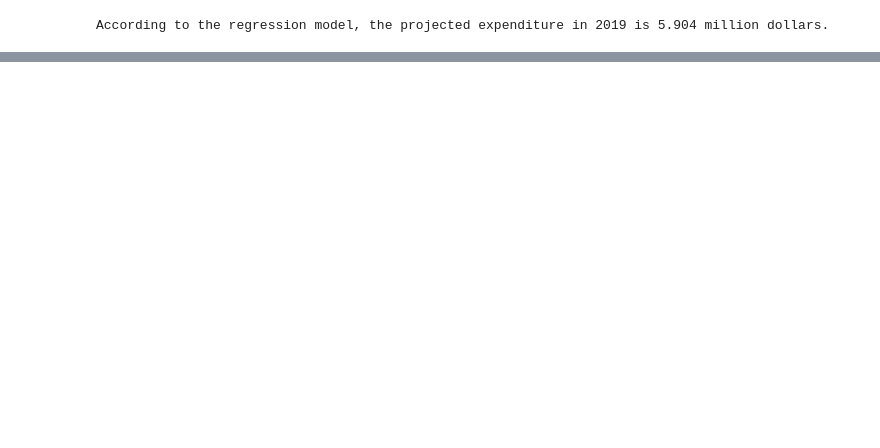
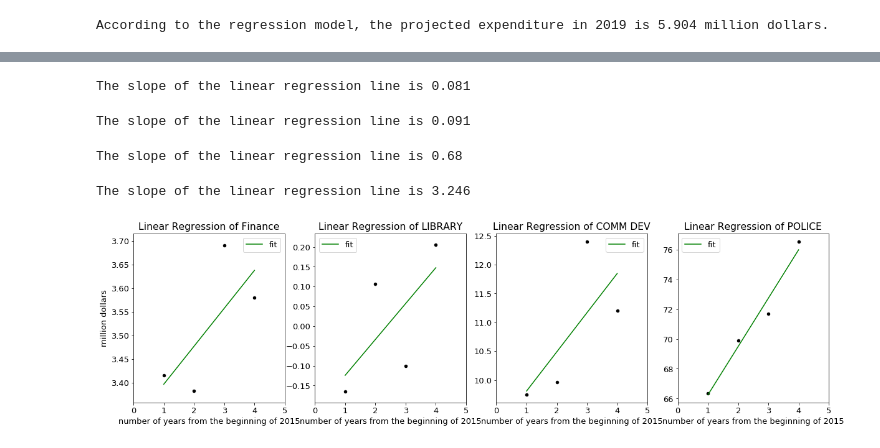
Before and after one commit to Kuku2333/s19-city-t3, a Jupyter notebook: yuankun.ipynb, the cells around one changed output, grey strips where cells are left out. Drawn from its saved outputs; the diff is of its cells as text; code cells hidden in the pictures; blank space fills up the shorter version.

```diff
--- a/yuankun.ipynb
+++ b/yuankun.ipynb
@@ -363,0 +454,62 @@ According to the regression model, the projected expenditure in 2019 is 5.904 mi
+# %%
+res_fn = np.linalg.lstsq(df_fn[["x", "1"]], df_fn["y"], rcond=None)
+coefficients = res_fn[0]
+m_fn = coefficients[0]
+n_fn = coefficients[1]
+print("The slope of the linear regression line is", m_fn.round(3))
+# %% [output]
+The slope of the linear regression line is 0.081
+# %%
+res_lb = np.linalg.lstsq(df_lb[["x", "1"]], df_lb["y"], rcond=None)
+coefficients = res_lb[0]
+m_lb = coefficients[0]
+n_lb = coefficients[1]
+print("The slope of the linear regression line is", m_lb.round(3))
+# %% [output]
+The slope of the linear regression line is 0.091
+# %%
+res_cd = np.linalg.lstsq(df_cd[["x", "1"]], df_cd["y"], rcond=None)
+coefficients = res_cd[0]
+m_cd = coefficients[0]
+n_cd = coefficients[1]
+print("The slope of the linear regression line is", m_cd.round(3))
+# %% [output]
+The slope of the linear regression line is 0.68
+# %%
+res_pl = np.linalg.lstsq(df_pl[["x", "1"]], df_pl["y"], rcond=None)
+coefficients = res_pl[0]
+m_pl = coefficients[0]
+n_pl = coefficients[1]
+print("The slope of the linear regression line is", m_pl.round(3))
+# %% [output]
+The slope of the linear regression line is 3.246
+# %%
+ax_list = list(plt.subplots(nrows=1, ncols=4, figsize=(20,5))[1])
+
+df_fn.plot.scatter(ax=ax_list[0], x='x', y='y', xlim=(0,5), c='black', title="Linear Regression of Finance")
+df_fn["fit"] = df_fn["x"] * m_fn + n_fn
+df_fn.plot.line(x='x', y='fit', ax=ax_list[0], c='green')
+
+df_lb.plot.scatter(ax=ax_list[1], x='x', y='y', xlim=(0,5), c='black', title="Linear Regression of LIBRARY")
+df_lb["fit"] = df_lb["x"] * m_lb + n_lb
+df_lb.plot.line(x='x', y='fit', ax=ax_list[1], c='green')
+
+df_cd.plot.scatter(ax=ax_list[2], x='x', y='y', xlim=(0,5), c='black', title="Linear Regression of COMM DEV")
+df_cd["fit"] = df_cd["x"] * m_cd + n_cd
+df_cd.plot.line(x='x', y='fit', ax=ax_list[2], c='green')
+
+df_pl.plot.scatter(ax=ax_list[3], x='x', y='y', xlim=(0,5), c='black', title="Linear Regression of POLICE")
+df_pl["fit"] = df_pl["x"] * m_pl + n_pl
+df_pl.plot.line(x='x', y='fit', ax=ax_list[3], c='green')
+
+ax_list[0].set_xlabel("number of years from the beginning of 2015")
+ax_list[0].set_ylabel("million dollars")
+ax_list[1].set_xlabel("number of years from the beginning of 2015")
+ax_list[1].set_ylabel("")
+ax_list[2].set_xlabel("number of years from the beginning of 2015")
+ax_list[2].set_ylabel("")
+ax_list[3].set_xlabel("number of years from the beginning of 2015")
+ax_list[3].set_ylabel("")
+None
+# %% [output]
+[figure, added]
```
Also changed, not shown: parts of 23 cells of this notebook.
